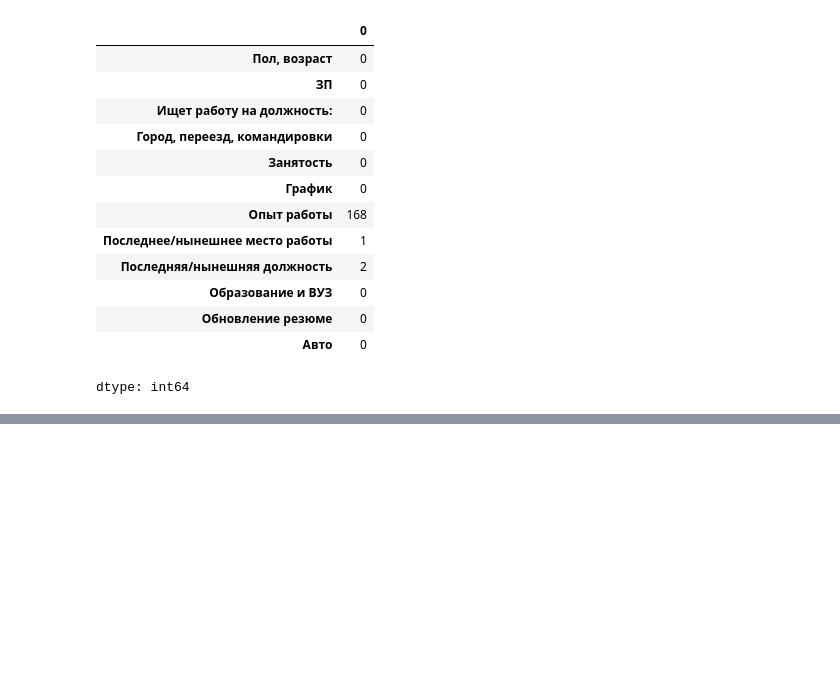
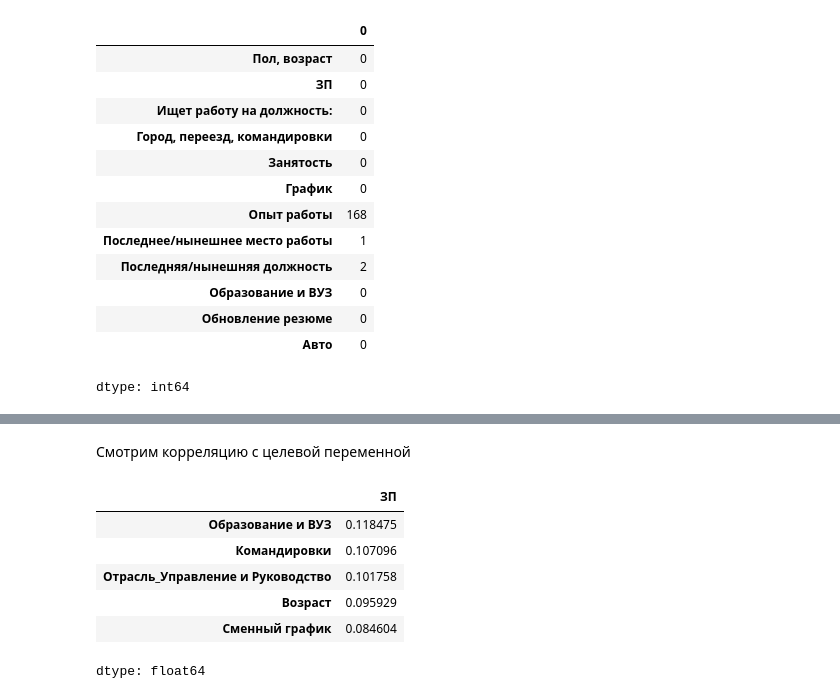
Before and after one commit to mrJimed/hh_dataset, a Jupyter notebook: hh_dataset.ipynb, the cells around one changed output, grey strips where cells are left out. Drawn from its saved outputs; the diff is of its cells as text; code cells hidden in the pictures; blank space fills up the shorter version.

```diff
--- a/hh_dataset.ipynb
+++ b/hh_dataset.ipynb
@@ -486,0 +342,14 @@ for industry in industries:
+# %% [markdown]
+Смотрим корреляцию с целевой переменной
+# %%
+correlation_with_salary = df.corr(numeric_only=True)['ЗП'].drop('ЗП')
+top_correlations = correlation_with_salary.abs().sort_values(ascending=False).head(5)
+top_correlations
+# %% [output]
+|  | ЗП |
+| Образование и ВУЗ | 0.118475 |
+| Командировки | 0.107096 |
+| Отрасль_Управление и Руководство | 0.101758 |
+| Возраст | 0.095929 |
+| Сменный график | 0.084604 |
+dtype: float64
```
Also changed, not shown: parts of 70 cells of this notebook.
